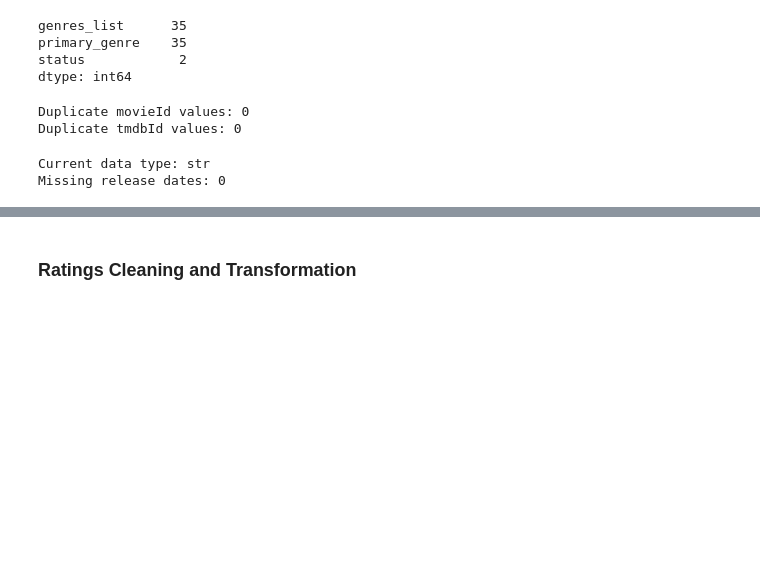
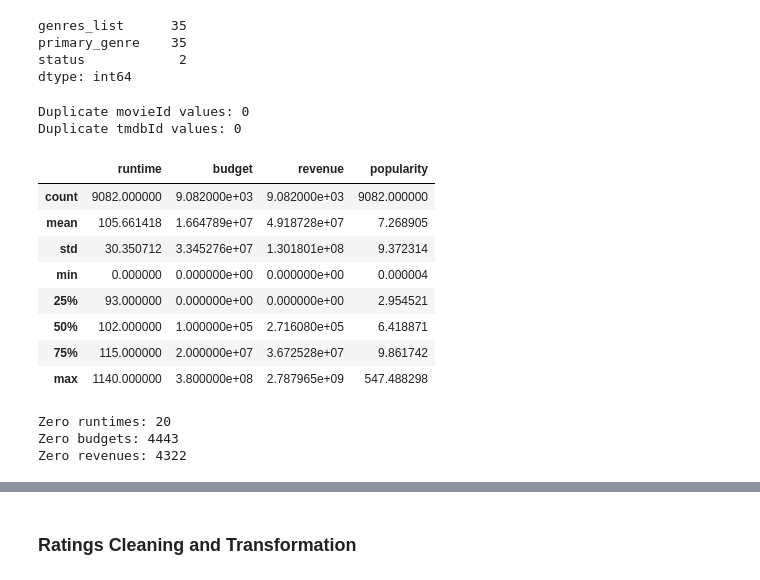
Before and after one commit to rubenruiz-gif/banban6003-project-option-1-movies-rubenruiz, a Jupyter notebook: notebooks/movies_project_starter.ipynb, the cells around one changed output, grey strips where cells are left out. Saved outputs shown, nothing was run; the diff lists cells and outputs as text; code cells hidden in the pictures; blank space fills up the shorter version.

```diff
--- a/notebooks/movies_project_starter.ipynb
+++ b/notebooks/movies_project_starter.ipynb
@@ -615,10 +615,25 @@ print("Duplicate tmdbId values:", movies["tmdbId"].duplicated().sum())
 # %% [output]
 Duplicate movieId values: 0
 Duplicate tmdbId values: 0
-# %%
-print("Current data type:", movies["release_date"].dtype)
-
-print("Missing release dates:", movies["release_date"].isna().sum())
-# %% [output]
-Current data type: str
-Missing release dates: 0
+# %%
+display(
+    movies[["runtime", "budget", "revenue", "popularity"]].describe()
+)
+# %% [output]
+|  | runtime | budget | revenue | popularity |
+| count | 9082.000000 | 9.082000e+03 | 9.082000e+03 | 9082.000000 |
+| mean | 105.661418 | 1.664789e+07 | 4.918728e+07 | 7.268905 |
+| std | 30.350712 | 3.345276e+07 | 1.301801e+08 | 9.372314 |
+| min | 0.000000 | 0.000000e+00 | 0.000000e+00 | 0.000004 |
+| 25% | 93.000000 | 0.000000e+00 | 0.000000e+00 | 2.954521 |
+| 50% | 102.000000 | 1.000000e+05 | 2.716080e+05 | 6.418871 |
+| 75% | 115.000000 | 2.000000e+07 | 3.672528e+07 | 9.861742 |
+| max | 1140.000000 | 3.800000e+08 | 2.787965e+09 | 547.488298 |
+# %%
+print("Zero runtimes:", (movies["runtime"] == 0).sum())
+print("Zero budgets:", (movies["budget"] == 0).sum())
+print("Zero revenues:", (movies["revenue"] == 0).sum())
+# %% [output]
+Zero runtimes: 20
+Zero budgets: 4443
+Zero revenues: 4322
```
Also changed, not shown: parts of 29 cells of this notebook, 1 other file.
